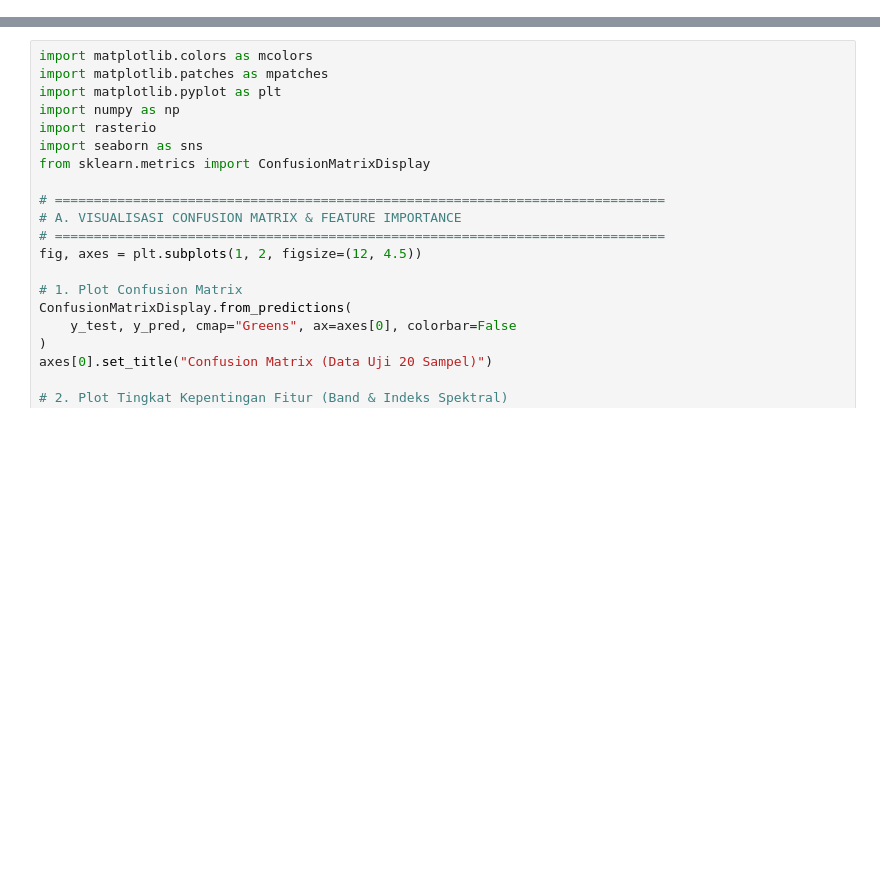
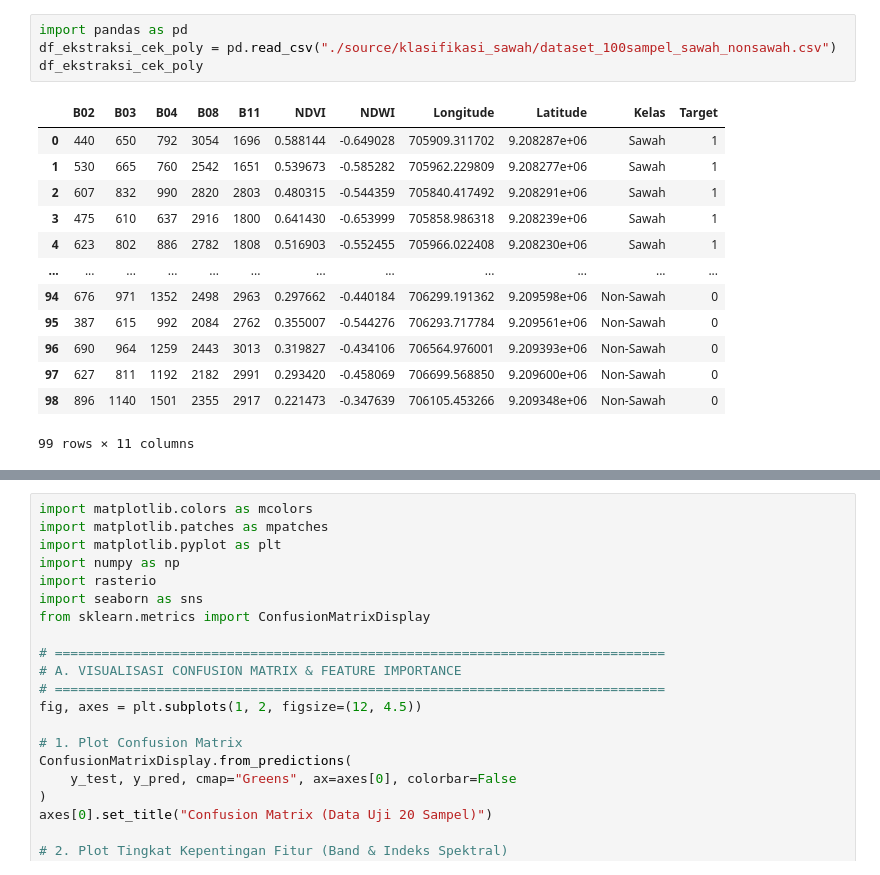
Before and after one commit to umam-cloud/PSD, a Jupyter notebook: _build/jupyter_execute/klasifikasi-sawah.ipynb, the cells around one changed output, grey strips where cells are left out. Cells and saved outputs as stored; diff of their text form; blank space fills up the shorter version.

Commit message:
update : klasisfikasi sawah

```diff
--- a/_build/jupyter_execute/klasifikasi-sawah.ipynb
+++ b/_build/jupyter_execute/klasifikasi-sawah.ipynb
@@ -210,3 +182,21 @@ Dataset berhasil disimpan ke 'dataset_100sampel_sawah_nonsawah.csv'
+# %%
+import pandas as pd
+df_ekstraksi_cek_poly = pd.read_csv("./source/klasifikasi_sawah/dataset_100sampel_sawah_nonsawah.csv")
+df_ekstraksi_cek_poly
+# %% [output]
+|  | B02 | B03 | B04 | B08 | B11 | NDVI | NDWI | Longitude | Latitude | Kelas | Target |
+| 0 | 440 | 650 | 792 | 3054 | 1696 | 0.588144 | -0.649028 | 705909.311702 | 9.208287e+06 | Sawah | 1 |
+| 1 | 530 | 665 | 760 | 2542 | 1651 | 0.539673 | -0.585282 | 705962.229809 | 9.208277e+06 | Sawah | 1 |
+| 2 | 607 | 832 | 990 | 2820 | 2803 | 0.480315 | -0.544359 | 705840.417492 | 9.208291e+06 | Sawah | 1 |
+| 3 | 475 | 610 | 637 | 2916 | 1800 | 0.641430 | -0.653999 | 705858.986318 | 9.208239e+06 | Sawah | 1 |
+| 4 | 623 | 802 | 886 | 2782 | 1808 | 0.516903 | -0.552455 | 705966.022408 | 9.208230e+06 | Sawah | 1 |
+| ... | ... | ... | ... | ... | ... | ... | ... | ... | ... | ... | ... |
+| 94 | 676 | 971 | 1352 | 2498 | 2963 | 0.297662 | -0.440184 | 706299.191362 | 9.209598e+06 | Non-Sawah | 0 |
+| 95 | 387 | 615 | 992 | 2084 | 2762 | 0.355007 | -0.544276 | 706293.717784 | 9.209561e+06 | Non-Sawah | 0 |
+| 96 | 690 | 964 | 1259 | 2443 | 3013 | 0.319827 | -0.434106 | 706564.976001 | 9.209393e+06 | Non-Sawah | 0 |
+| 97 | 627 | 811 | 1192 | 2182 | 2991 | 0.293420 | -0.458069 | 706699.568850 | 9.209600e+06 | Non-Sawah | 0 |
+| 98 | 896 | 1140 | 1501 | 2355 | 2917 | 0.221473 | -0.347639 | 706105.453266 | 9.209348e+06 | Non-Sawah | 0 |
+99 rows × 11 columns
 # %%
 import pandas as pd
 from sklearn.ensemble import RandomForestClassifier
```
Also changed, not shown: parts of 4 cells of this notebook, 11 other files.
